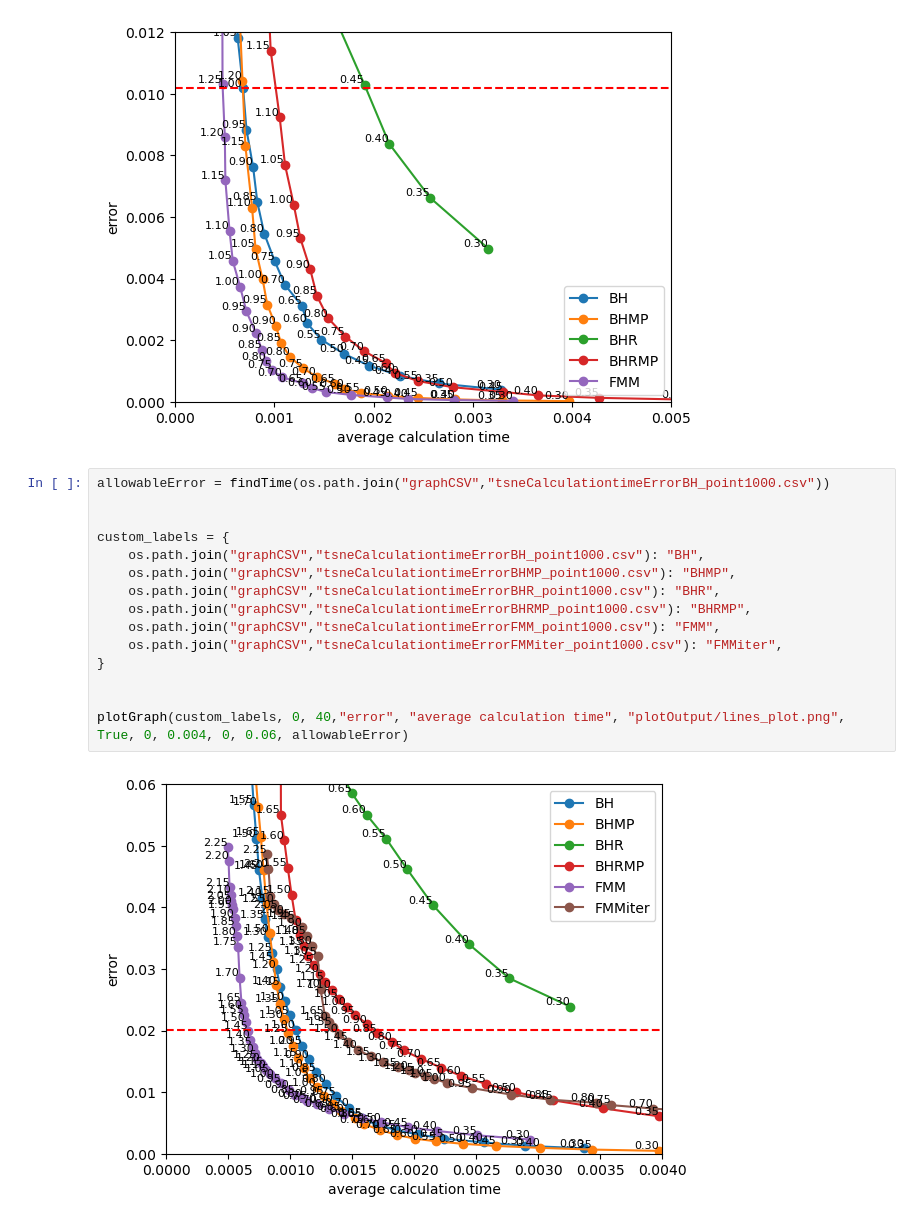
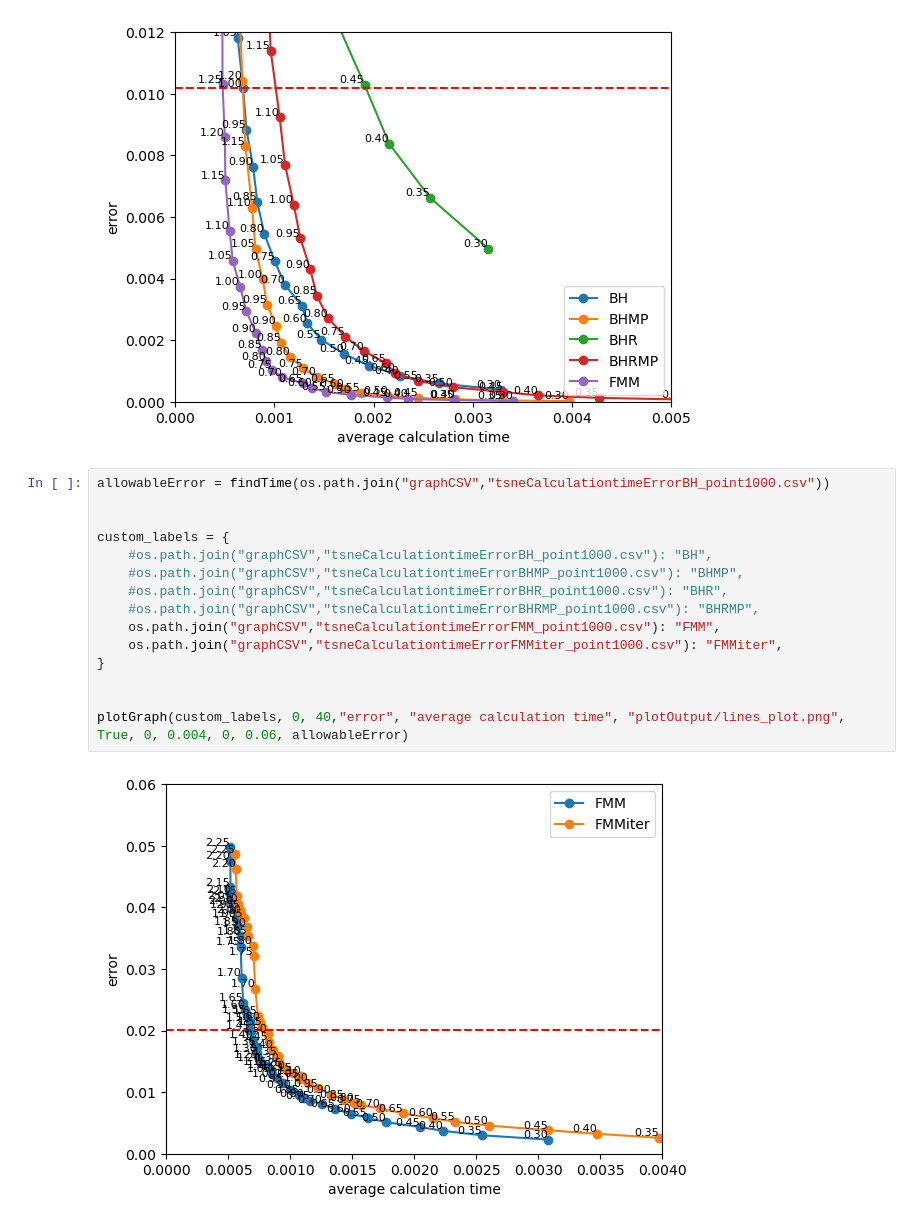
Before and after one commit to LucasFurer/MasterThesisLucas, a Jupyter notebook: grapher.ipynb, the cells around one changed output. Cells and saved outputs as stored; diff of their text form.

```diff
--- a/grapher.ipynb
+++ b/grapher.ipynb
@@ -181,17 +181,17 @@ plotGraph(custom_labels, 0, 40,"error", "average calculation time", "plotOutput/
 # %%
 allowableError = findTime(os.path.join("graphCSV","tsneCalculationtimeErrorBH_point1000.csv"))
 
 
 custom_labels = {
-    os.path.join("graphCSV","tsneCalculationtimeErrorBH_point1000.csv"): "BH",
-    os.path.join("graphCSV","tsneCalculationtimeErrorBHMP_point1000.csv"): "BHMP",
-    os.path.join("graphCSV","tsneCalculationtimeErrorBHR_point1000.csv"): "BHR",
-    os.path.join("graphCSV","tsneCalculationtimeErrorBHRMP_point1000.csv"): "BHRMP",
+    #os.path.join("graphCSV","tsneCalculationtimeErrorBH_point1000.csv"): "BH",
+    #os.path.join("graphCSV","tsneCalculationtimeErrorBHMP_point1000.csv"): "BHMP",
+    #os.path.join("graphCSV","tsneCalculationtimeErrorBHR_point1000.csv"): "BHR",
+    #os.path.join("graphCSV","tsneCalculationtimeErrorBHRMP_point1000.csv"): "BHRMP",
     os.path.join("graphCSV","tsneCalculationtimeErrorFMM_point1000.csv"): "FMM",
     os.path.join("graphCSV","tsneCalculationtimeErrorFMMiter_point1000.csv"): "FMMiter",
 }
 
 
 plotGraph(custom_labels, 0, 40,"error", "average calculation time", "plotOutput/lines_plot.png", True, 0, 0.004, 0, 0.06, allowableError)
 # %% [output]
-[figure, old version]
+[figure, new version]
```
Also changed, not shown: 3 other files.
